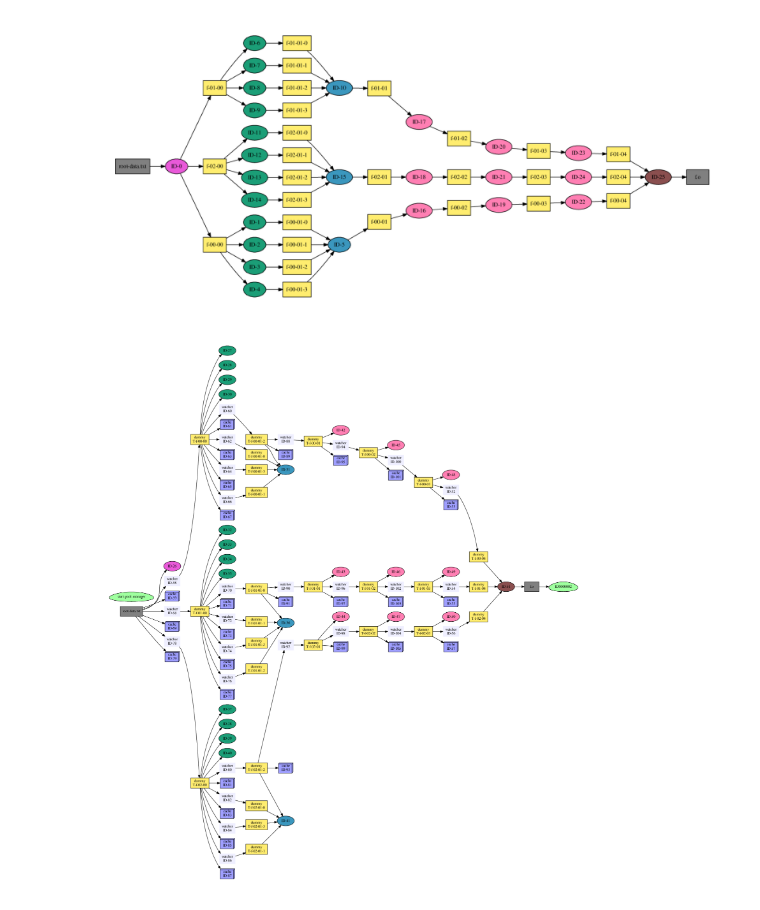
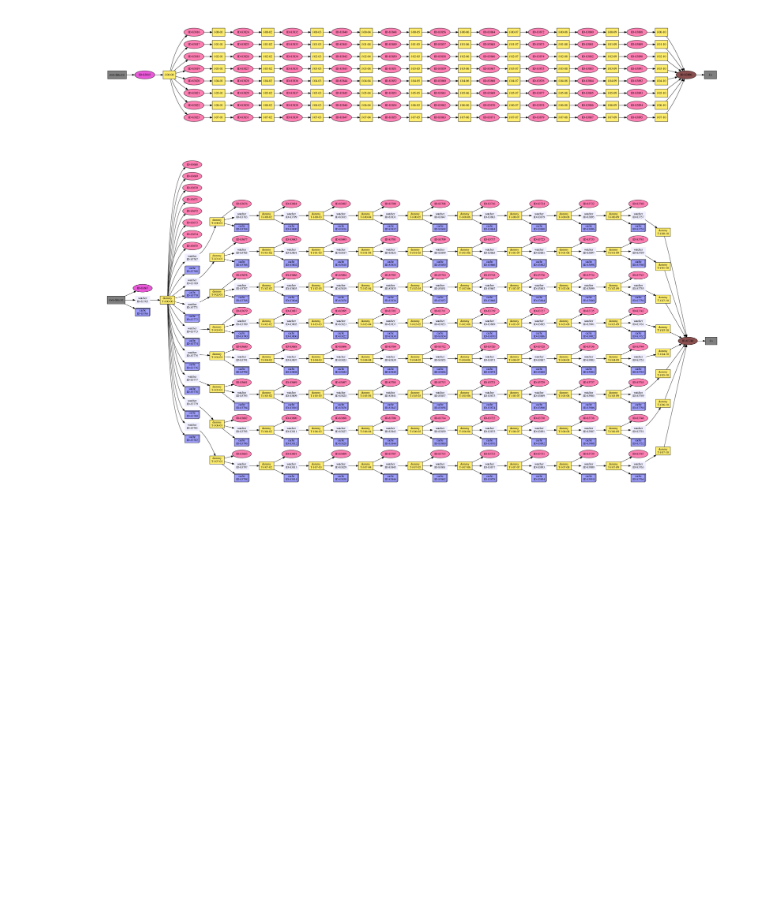
Before and after one commit to biddisco/maestro-pegasus, a Jupyter notebook: view-workflow.ipynb, the cells around one changed output. Saved outputs shown, nothing was run; the diff lists cells and outputs as text; code cells hidden in the pictures; blank space fills up the shorter version.

```diff
--- a/view-workflow.ipynb
+++ b/view-workflow.ipynb
@@ -55,38 +55,38 @@ display_files        = True
 transitive_reduction = True
 left_right           = True
 
-file1 = 'demo-orig.yml'
+file1 = 'demo-filemode.yml'
 I1 = display_workflow(file1, transitive_reduction, display_files, left_right)
 
 file2 = 'demo-maestro.yml'
 I2 = display_workflow(file2, transitive_reduction, display_files, left_right ) # left_right and cdo_dependencies)
 
 # ---------------------------------------
 # rename pdf files based on what options we used to generate the DAG pics
 fstring  = "-cdo" if cdo_dependencies else ""
 fstring += "-files" if display_files else ""
 fstring += "-reduced" if transitive_reduction else ""
 image_name1 = I1.replace('.dot.pdf', fstring + '.pdf')
 image_name2 = I2.replace('.dot.pdf', fstring + '.pdf')
 os.rename(I1, image_name1)
 os.rename(I2, image_name2)
 
 # ---------------------------------------
 # read+convert PDFs into images
 img_A = WImage(filename=image_name1)
 img_B = WImage(filename=image_name2)
 
 # ---------------------------------------
 # figure size in inches optional
 rcParams['figure.figsize'] = 32, 32
 # ---------------------------------------
 # display images in notebook
 fig, ax = plt.subplots(1,1)
 ax.imshow(img_A);
 ax.set_axis_off()
 fig, ax = plt.subplots(1,1)
 ax.imshow(img_B);
 ax.set_axis_off()
 # %% [output]
-[figure, old version]
+[figure, new version]
-[figure, old version]
+[figure, new version]
```
Also changed, not shown: 9 other files.
